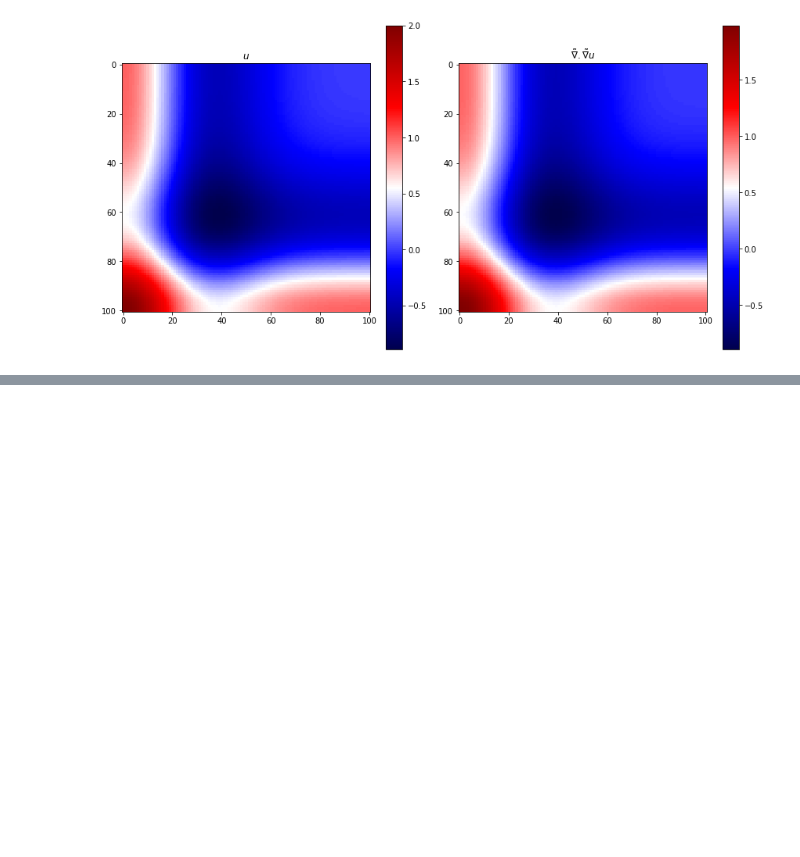
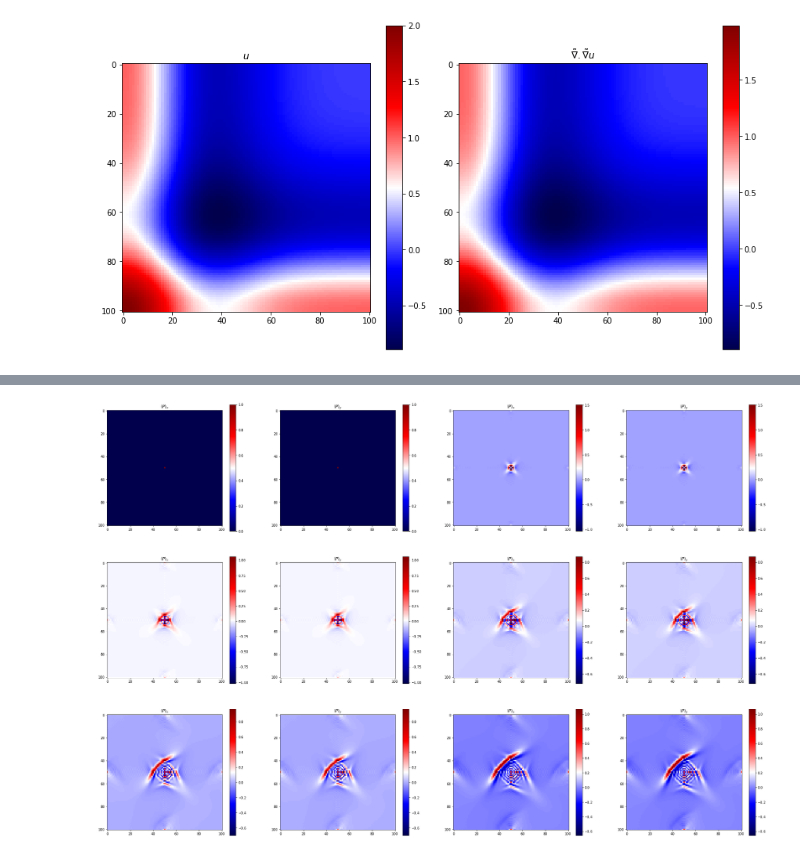
Before and after one commit to nimberledge/akm-fwi, a Jupyter notebook: elastic/Pseudo-elastic.ipynb, the cells around one changed output, grey strips where cells are left out. Saved outputs shown, nothing was run; the diff lists cells and outputs as text; code cells hidden in the pictures; blank space fills up the shorter version.

```diff
--- a/elastic/Pseudo-elastic.ipynb
+++ b/elastic/Pseudo-elastic.ipynb
@@ -259,0 +294,22 @@ while t < tn:
+# %%
+# print(len(frames))
+rows = len(frames) // 2
+cols = 4
+fig, axs = plt.subplots(rows, cols, figsize=(12 * rows, 6 * cols))
+for i in range(axs.shape[0]):
+    # 2*i, 2*i+1
+    _, _, im0 = plot_fn_snapshot(np.real(frames[2*i][0]), fig=fig, axs=axs[i][0], cmap='seismic')
+    axs[i][0].set_title(r"$(P)_x$")
+    fig.colorbar(im0, ax=axs[i][0])
+    _, _, im1 = plot_fn_snapshot(np.real(frames[2*i][1]), fig=fig, axs=axs[i][1], cmap='seismic')
+    axs[i][1].set_title(r"$(P)_y$")
+    fig.colorbar(im1, ax=axs[i][1])
+
+    _, _, im2 = plot_fn_snapshot(np.real(frames[2*i + 1][0]), fig=fig, axs=axs[i][2], cmap='seismic')
+    axs[i][2].set_title(r"$(P)_x$")
+    fig.colorbar(im2, ax=axs[i][2])
+    _, _, im3 = plot_fn_snapshot(np.real(frames[2*i + 1][1]), fig=fig, axs=axs[i][3], cmap='seismic')
+    axs[i][3].set_title(r"$(P)_y$")
+    fig.colorbar(im3, ax=axs[i][3])
+# %% [output]
+[figure, added]
```
Also changed, not shown: parts of 2 cells of this notebook.
